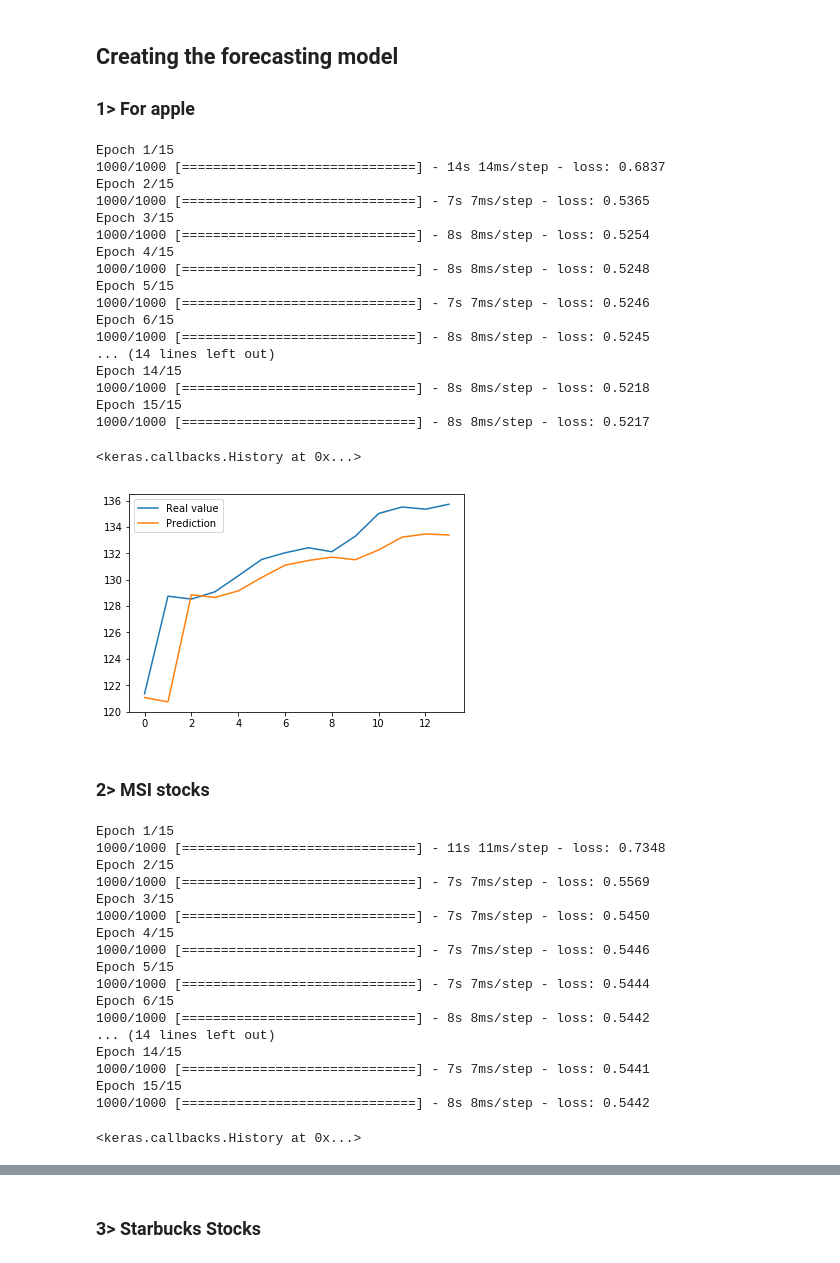
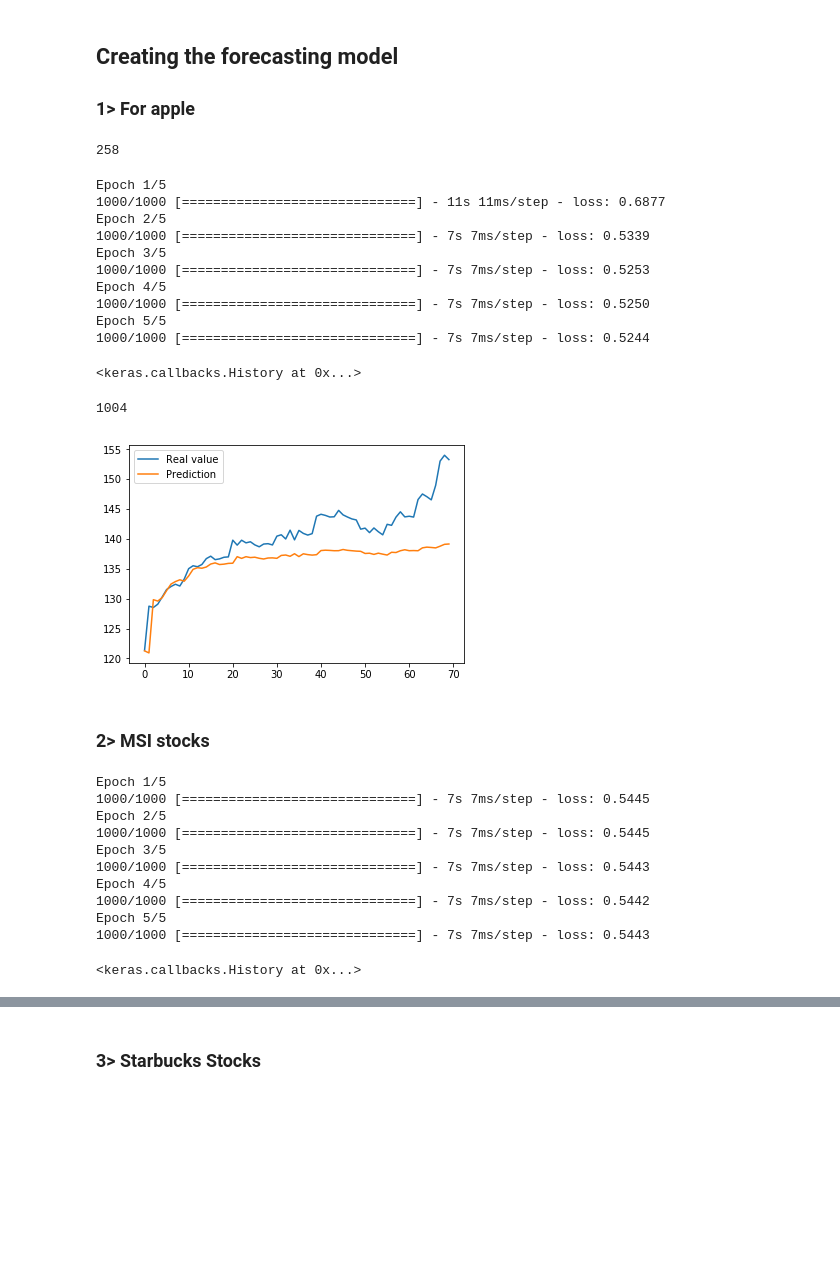
Before and after one commit to SAint7579/StockTrading_miniproject, a Jupyter notebook: stock_prediction/Stock_forecasting.ipynb, the cells around one changed output, grey strips where cells are left out. Drawn from its saved outputs; the diff is of its cells as text; code cells hidden in the pictures; blank space fills up the shorter version.

```diff
--- a/stock_prediction/Stock_forecasting.ipynb
+++ b/stock_prediction/Stock_forecasting.ipynb
@@ -59,31 +62,32 @@ x_train = apple_x[:1000,:,:]
 y_train = apple_y[:1000]
 x_test = apple_x[1000:,:,:]
 y_test = apple_y[1000:]
+# %%
+len(y_test)
+# %% [output]
+258
 # %%
-model_apple.fit(x_train, y_train, batch_size=10, epochs=15)
+model_apple.fit(x_train, y_train, batch_size=10, epochs=5)
 # %% [output]
-Epoch 1/15
-1000/1000 [==============================] - 14s 14ms/step - loss: 0.6837
-Epoch 2/15
-1000/1000 [==============================] - 7s 7ms/step - loss: 0.5365
-Epoch 3/15
-1000/1000 [==============================] - 8s 8ms/step - loss: 0.5254
-Epoch 4/15
-1000/1000 [==============================] - 8s 8ms/step - loss: 0.5248
-Epoch 5/15
-1000/1000 [==============================] - 7s 7ms/step - loss: 0.5246
-Epoch 6/15
-1000/1000 [==============================] - 8s 8ms/step - loss: 0.5245
-... (14 lines left out)
-Epoch 14/15
-1000/1000 [==============================] - 8s 8ms/step - loss: 0.5218
-Epoch 15/15
-1000/1000 [==============================] - 8s 8ms/step - loss: 0.5217
+Epoch 1/5
+1000/1000 [==============================] - 11s 11ms/step - loss: 0.6877
+Epoch 2/5
+1000/1000 [==============================] - 7s 7ms/step - loss: 0.5339
+Epoch 3/5
+1000/1000 [==============================] - 7s 7ms/step - loss: 0.5253
+Epoch 4/5
+1000/1000 [==============================] - 7s 7ms/step - loss: 0.5250
+Epoch 5/5
+1000/1000 [==============================] - 7s 7ms/step - loss: 0.5244
 <keras.callbacks.History at 0x...>
+# %%
+np.random.randint(1000,1040)
+# %% [output]
+1004
 # %%
-plt.plot(a_scaler.inverse_transform(y_test[:14]), label = 'Real value')
-plt.plot(a_scaler.inverse_transform(model_apple.predict(x_test[:14])),label = 'Prediction')
+plt.plot(a_scaler.inverse_transform(apple_y[1000:1070]), label = 'Real value')
+plt.plot(a_scaler.inverse_transform(model_apple.predict(apple_x[1000:1070])),label = 'Prediction')
 plt.legend()
 plt.show()
 # %% [output]
-[figure, old version]
+[figure, new version]
@@ -105,25 +117,18 @@ y_train = msi_y[:1000]
 x_test = msi_x[1000:,:,:]
 y_test = msi_y[1000:]
 # %%
-model_msi.fit(x_train, y_train, batch_size=10, epochs=15)
+model_msi.fit(x_train, y_train, batch_size=10, epochs=5)
 # %% [output]
-Epoch 1/15
-1000/1000 [==============================] - 11s 11ms/step - loss: 0.7348
-Epoch 2/15
-1000/1000 [==============================] - 7s 7ms/step - loss: 0.5569
-Epoch 3/15
-1000/1000 [==============================] - 7s 7ms/step - loss: 0.5450
-Epoch 4/15
-1000/1000 [==============================] - 7s 7ms/step - loss: 0.5446
-Epoch 5/15
-1000/1000 [==============================] - 7s 7ms/step - loss: 0.5444
-Epoch 6/15
-1000/1000 [==============================] - 8s 8ms/step - loss: 0.5442
-... (14 lines left out)
-Epoch 14/15
-1000/1000 [==============================] - 7s 7ms/step - loss: 0.5441
-Epoch 15/15
-1000/1000 [==============================] - 8s 8ms/step - loss: 0.5442
+Epoch 1/5
+1000/1000 [==============================] - 7s 7ms/step - loss: 0.5445
+Epoch 2/5
+1000/1000 [==============================] - 7s 7ms/step - loss: 0.5445
+Epoch 3/5
+1000/1000 [==============================] - 7s 7ms/step - loss: 0.5443
+Epoch 4/5
+1000/1000 [==============================] - 7s 7ms/step - loss: 0.5442
+Epoch 5/5
+1000/1000 [==============================] - 7s 7ms/step - loss: 0.5443
 <keras.callbacks.History at 0x...>
 # %%
 plt.plot(m_scaler.inverse_transform(y_test[:14]), label = 'Real value')
```
Also changed, not shown: parts of 11 cells of this notebook, 15 other files.
